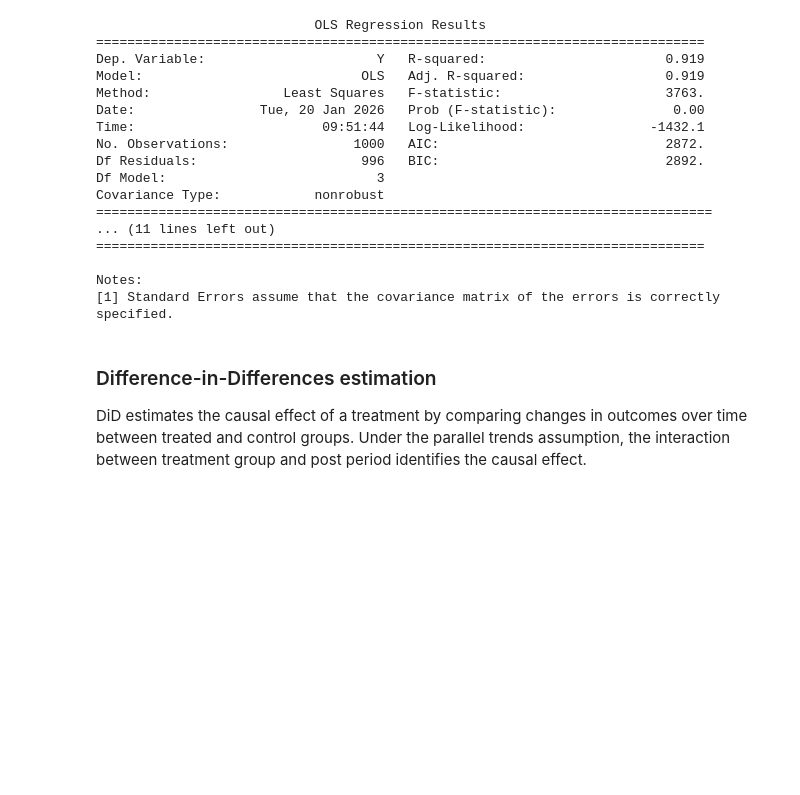
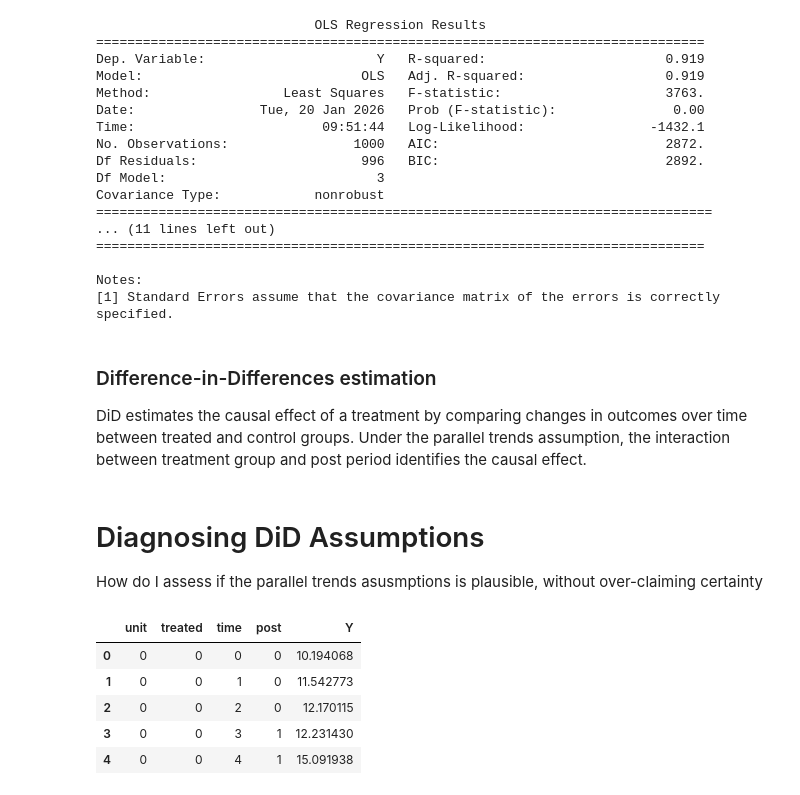
Before and after one commit to julie-dfx/causal-decision-analytics, a Jupyter notebook: 00_reboot_03_causal_identification.ipynb, the cells around one changed output. Drawn from its saved outputs; the diff is of its cells as text; code cells hidden in the pictures; blank space fills up the shorter version.

```diff
--- a/00_reboot_03_causal_identification.ipynb
+++ b/00_reboot_03_causal_identification.ipynb
@@ -614,3 +618,46 @@ Notes:
 # %% [markdown]
 ### Difference-in-Differences estimation
 DiD estimates the causal effect of a treatment by comparing changes in outcomes over time between treated and control groups. Under the parallel trends assumption, the interaction between treatment group and post period identifies the causal effect.
+# %% [markdown]
+# Diagnosing DiD Assumptions
+How do I assess if the parallel trends asusmptions is plausible, without over-claiming certainty
+# %%
+import numpy as np
+import pandas as pd
+import statsmodels.api as sm
+
+np.random.seed(1)
+n_units = 200
+n_periods = 5 # 3 pre, 1 treatment, 1 post
+
+#group assignment
+treated = np.random.binomial(1, 0.5, n_units) # 1 = treated group
+
+rows = []
+for i in range(n_units):
+  base = np.random.normal(10, 1)
+  trend = np.random.normal(1.0, 0.2) # common trend
+
+  for t in range(n_periods):
+    time = t
+    post = int(t>=3)
+
+    #treatment only if in post
+    effect = 4 * treated[i] * post
+    y = base + trend * time + effect + np.random.normal(0, 0.5)
+    rows.append([i, treated[i], time, post, y])
+
+df = pd.DataFrame(
+    rows,
+    columns=["unit", "treated", "time", "post", "Y"]
+)
+# %%
+df.head()
+#this created multiple pre-periods, one post-treatment period, clean parallel trends by construction
+# %% [output]
+|  | unit | treated | time | post | Y |
+| 0 | 0 | 0 | 0 | 0 | 10.194068 |
+| 1 | 0 | 0 | 1 | 0 | 11.542773 |
+| 2 | 0 | 0 | 2 | 0 | 12.170115 |
+| 3 | 0 | 0 | 3 | 1 | 12.231430 |
+| 4 | 0 | 0 | 4 | 1 | 15.091938 |
```
Also changed, not shown: parts of 6 cells of this notebook.
